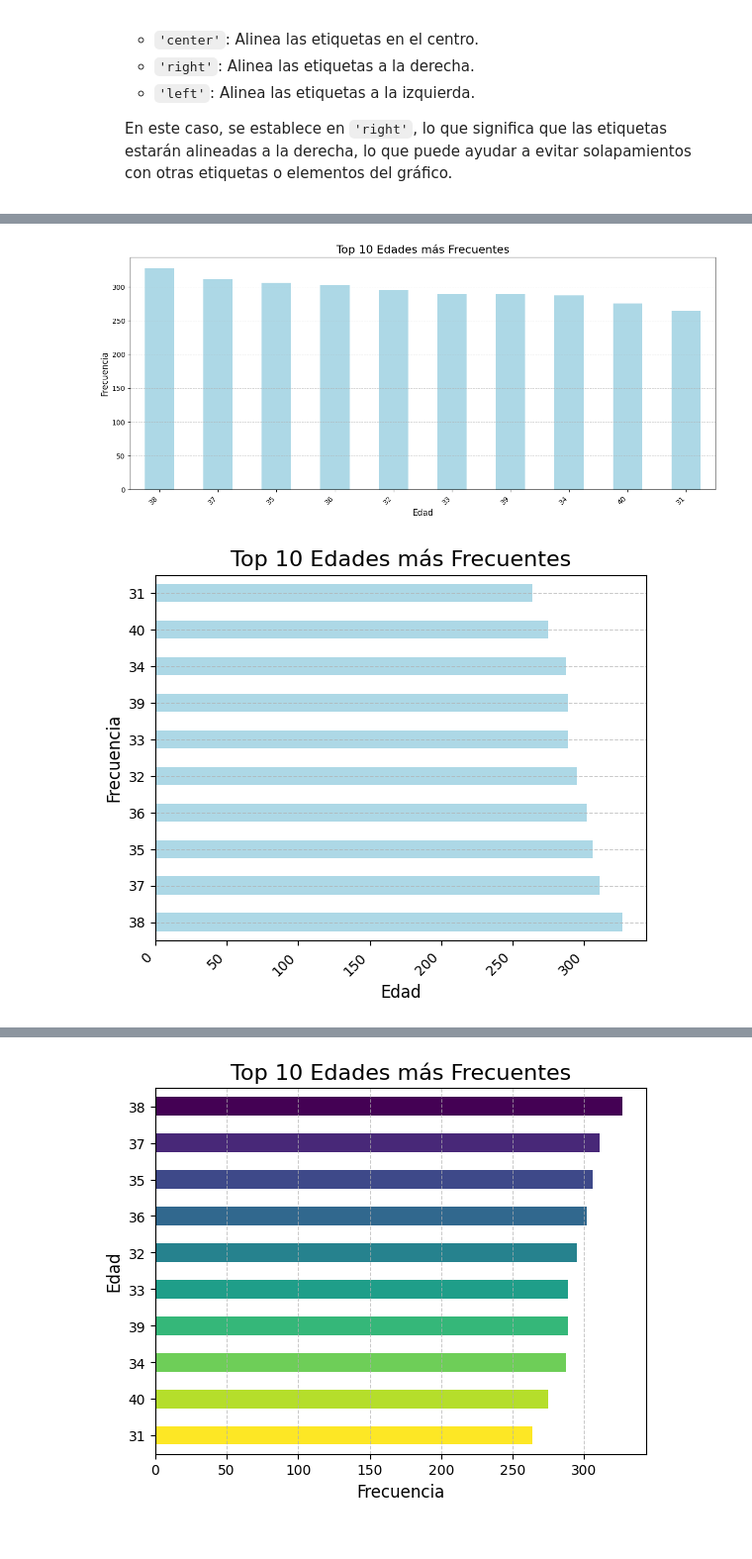
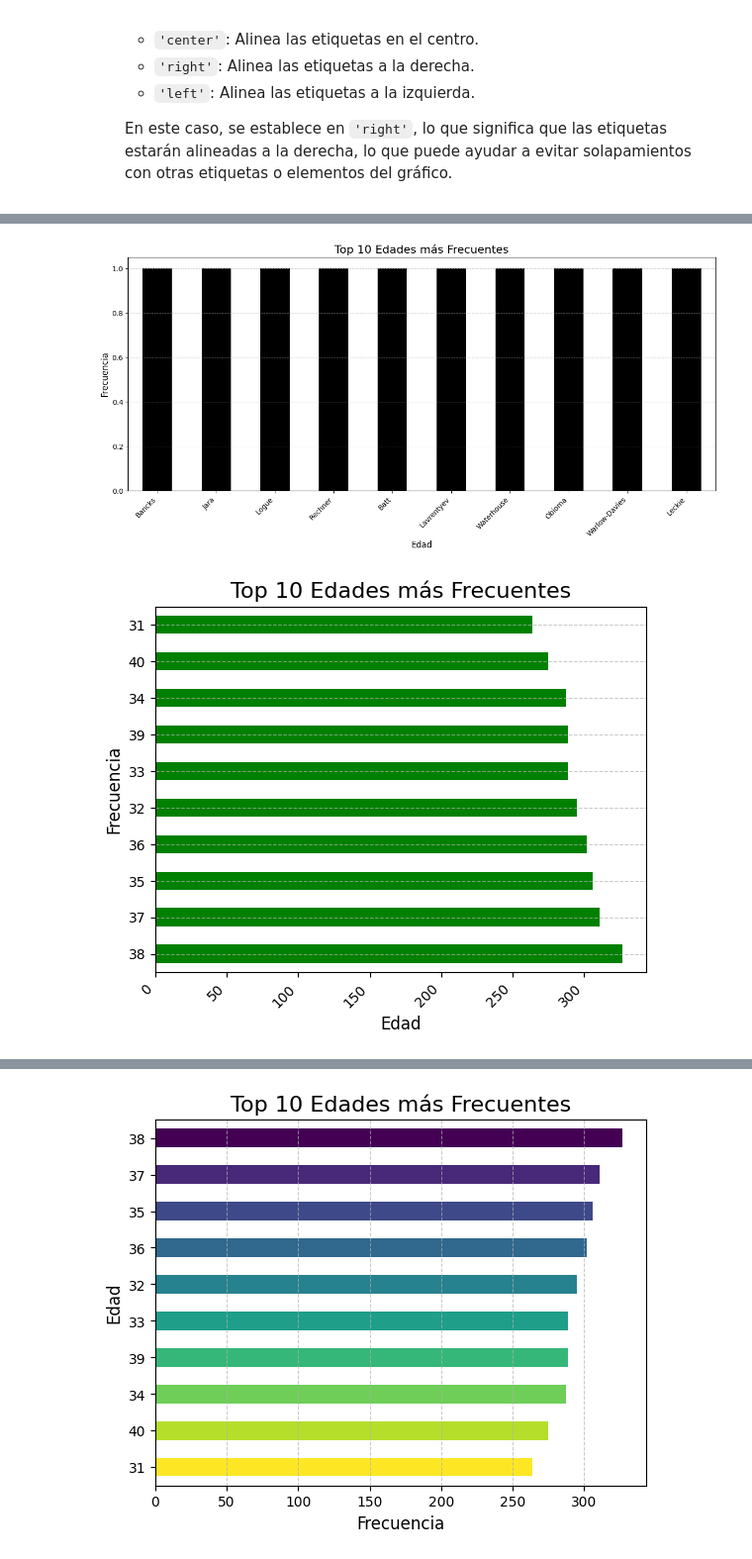
Before and after one commit to jarsmp37/introds, a Jupyter notebook: Clase_8.ipynb, the cells around one changed output, grey strips where cells are left out. Shown: that part at 99% size. Saved outputs shown, nothing was run; the diff lists cells and outputs as text; code cells hidden in the pictures.

```diff
--- a/Clase_8.ipynb
+++ b/Clase_8.ipynb
@@ -131,28 +174,28 @@ plt.show()
 # %%
 plt.figure(figsize=(15, 6))
 
 # Obtener las 10 edades más comunes y ordenarlas
-df['Edad'].value_counts().nlargest(10).plot(kind='bar', color='lightblue')
+df['Apellido'].value_counts().nsmallest(10).plot(kind='bar', color='black')
 
 # Personalización del gráfico
 plt.title('Top 10 Edades más Frecuentes', fontsize=16)
 plt.xlabel('Edad', fontsize=12)
 plt.ylabel('Frecuencia', fontsize=12)
 
 # Rotar las etiquetas del eje X
 plt.xticks(rotation=45, ha='right')
 
 # Añadir rejilla
 plt.grid(True, which='both', axis='y', linestyle='--', linewidth=0.7, alpha=0.7)
 
 # Mostrar el gráfico
 plt.show()
 # %% [output]
-[figure, old version]
+[figure, new version]
 # %%
 
 # Obtener las 10 edades más comunes y ordenarlas
-df['Edad'].value_counts().nlargest(10).plot(kind='barh', color='lightblue')
+df['Edad'].value_counts().nlargest(10).plot(kind='barh', color='green')
 
 # Personalización del gráfico
 plt.title('Top 10 Edades más Frecuentes', fontsize=16)
@@ -168,7 +211,7 @@ plt.grid(True, which='both', axis='y', linestyle='--', linewidth=0.7, alpha=0.7)
 # Mostrar el gráfico
 plt.show()
 # %% [output]
-[figure, old version]
+[figure, new version]
 # %%
 plt.figure(figsize=(15, 6))
 
```
Also changed, not shown: parts of 6 cells of this notebook, 5 other files.
